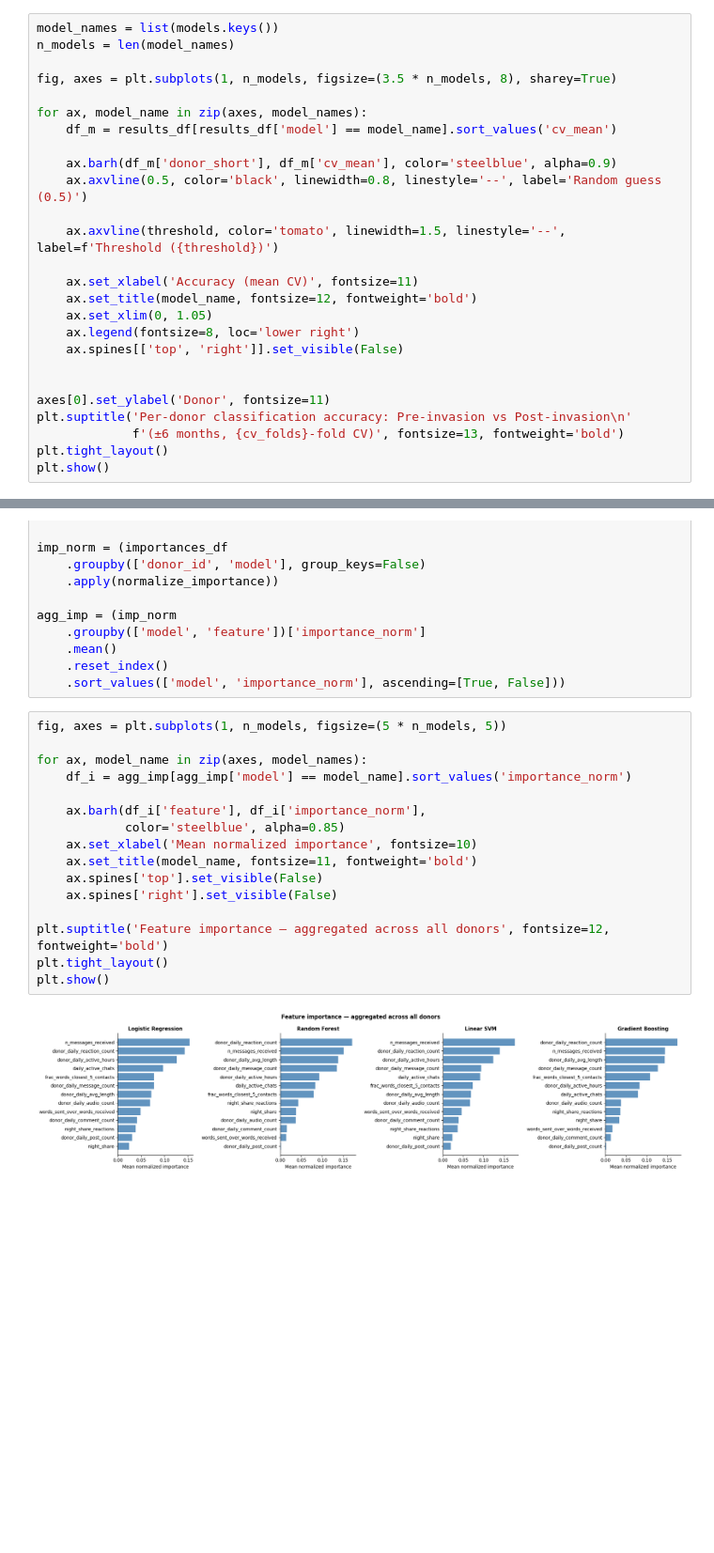
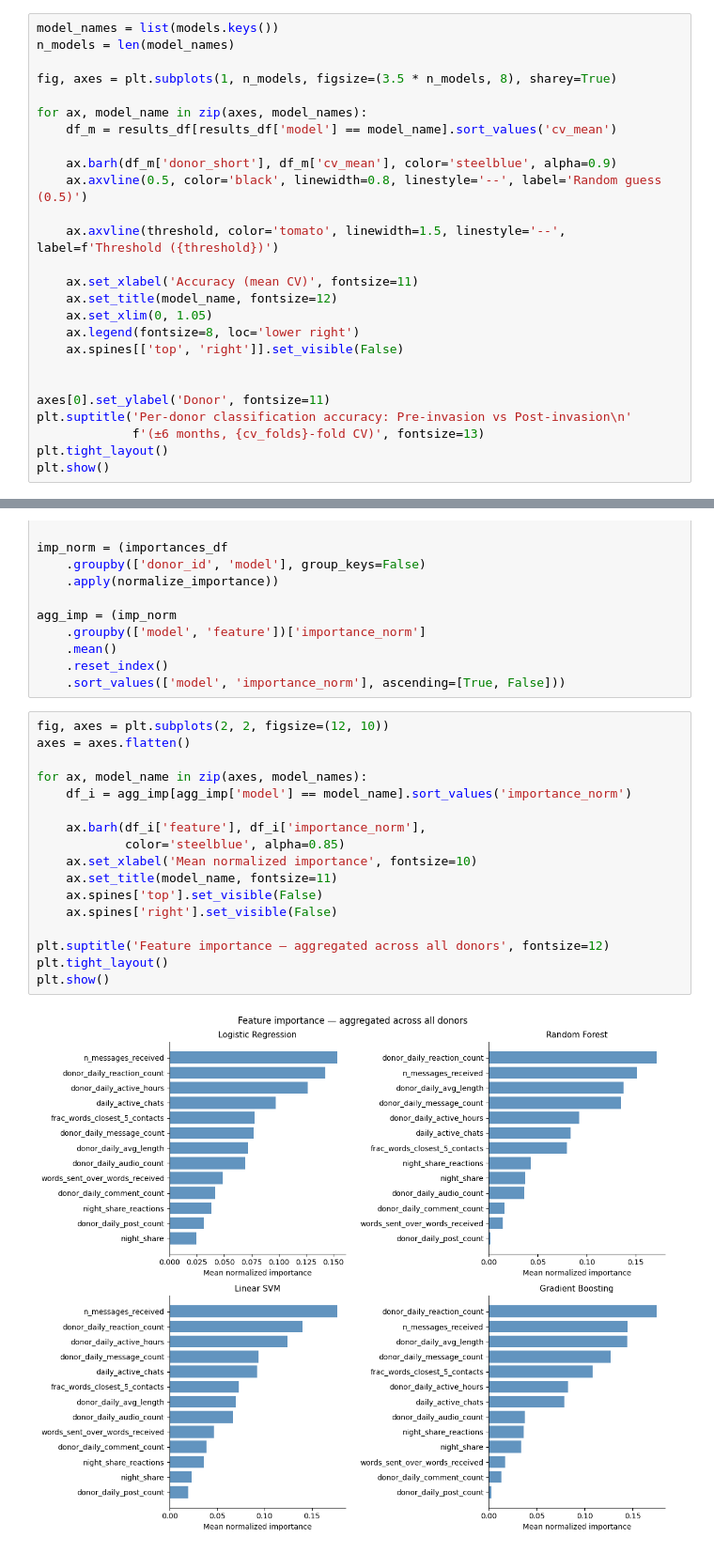
Before and after one commit to sashasymko/digital-footprint-of-war, a Jupyter notebook: 02_rq1/03_classification/01_binary_classification.ipynb, the cells around one changed output, grey strips where cells are left out. Shown at 94% size. Cells and saved outputs as stored; diff of their text form; blank space fills up the shorter version.

Commit message:
update notebooks and plots

```diff
--- a/02_rq1/03_classification/01_binary_classification.ipynb
+++ b/02_rq1/03_classification/01_binary_classification.ipynb
@@ -241,7 +241,7 @@ for ax, model_name in zip(axes, model_names):
     ax.axvline(threshold, color='tomato', linewidth=1.5, linestyle='--', label=f'Threshold ({threshold})')
 
     ax.set_xlabel('Accuracy (mean CV)', fontsize=11)
-    ax.set_title(model_name, fontsize=12, fontweight='bold')
+    ax.set_title(model_name, fontsize=12)
     ax.set_xlim(0, 1.05)
     ax.legend(fontsize=8, loc='lower right')
     ax.spines[['top', 'right']].set_visible(False)
@@ -249,7 +249,7 @@ for ax, model_name in zip(axes, model_names):
 
 axes[0].set_ylabel('Donor', fontsize=11)
 plt.suptitle('Per-donor classification accuracy: Pre-invasion vs Post-invasion\n'
-             f'(±6 months, {cv_folds}-fold CV)', fontsize=13, fontweight='bold')
+             f'(±6 months, {cv_folds}-fold CV)', fontsize=13)
 plt.tight_layout()
 plt.show()
 # %% [output]
@@ -275,20 +275,21 @@ agg_imp = (imp_norm
     .reset_index()
     .sort_values(['model', 'importance_norm'], ascending=[True, False]))
 # %%
-fig, axes = plt.subplots(1, n_models, figsize=(5 * n_models, 5))
+fig, axes = plt.subplots(2, 2, figsize=(12, 10))
+axes = axes.flatten()
 
 for ax, model_name in zip(axes, model_names):
     df_i = agg_imp[agg_imp['model'] == model_name].sort_values('importance_norm')
 
     ax.barh(df_i['feature'], df_i['importance_norm'],
             color='steelblue', alpha=0.85)
     ax.set_xlabel('Mean normalized importance', fontsize=10)
-    ax.set_title(model_name, fontsize=11, fontweight='bold')
+    ax.set_title(model_name, fontsize=11)
     ax.spines['top'].set_visible(False)
     ax.spines['right'].set_visible(False)
 
-plt.suptitle('Feature importance — aggregated across all donors', fontsize=12, fontweight='bold')
+plt.suptitle('Feature importance — aggregated across all donors', fontsize=12)
 plt.tight_layout()
 plt.show()
 # %% [output]
-[figure, old version]
+[figure, new version]
```
Also changed, not shown: parts of 1 cell of this notebook, 12 other files.
